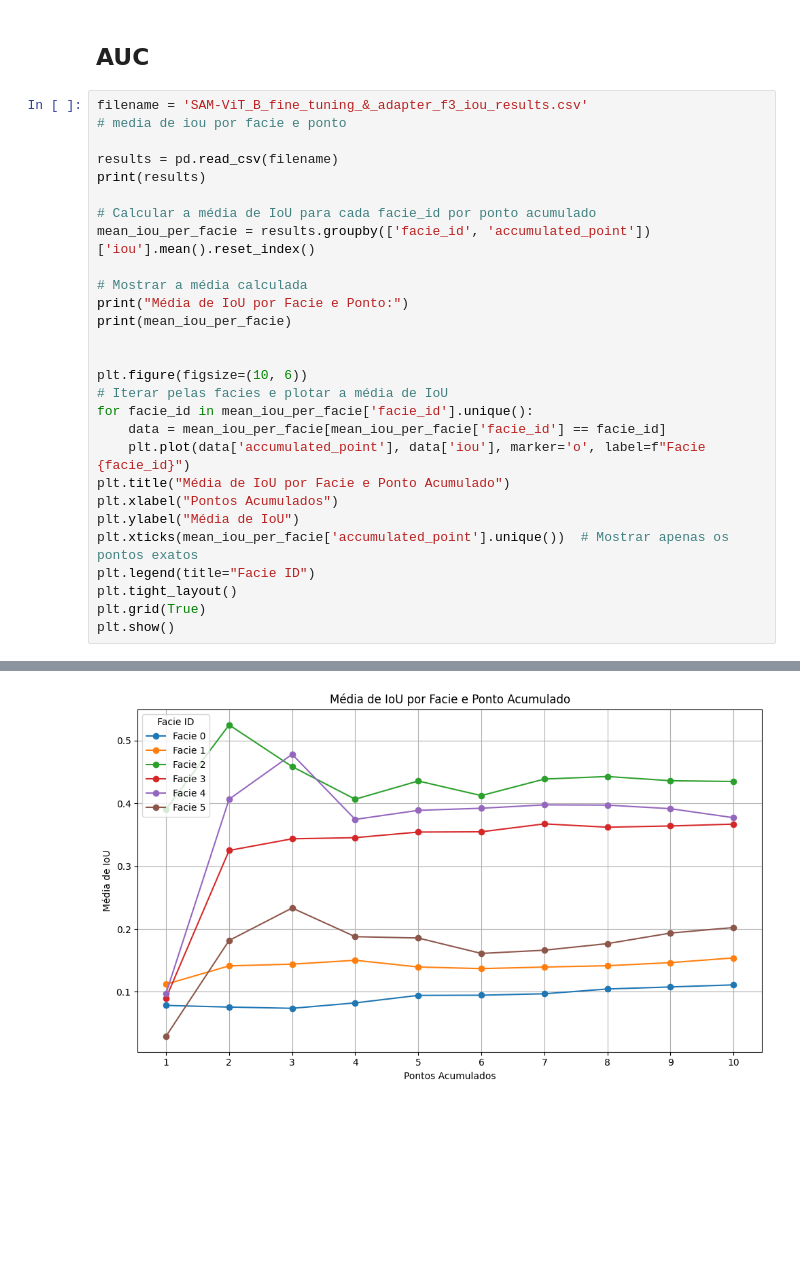
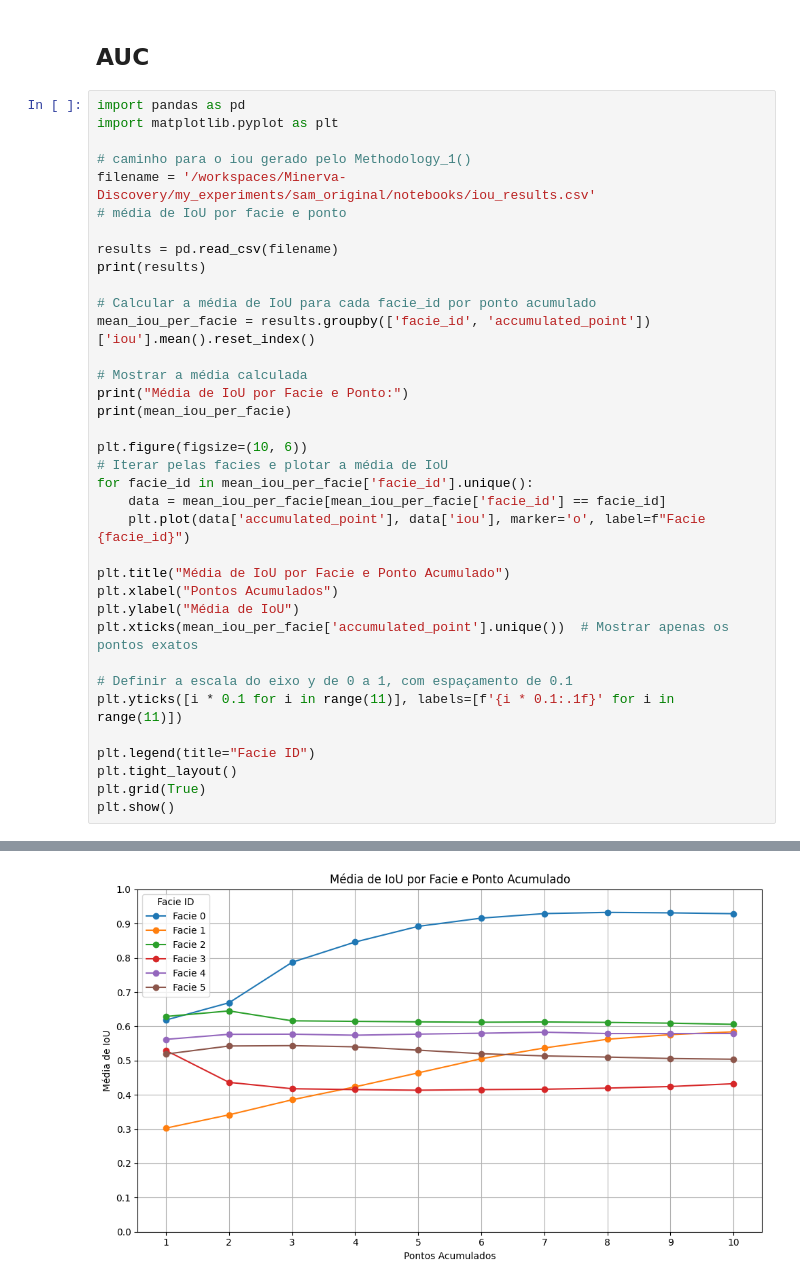
Before and after one commit to filipeas/Minerva-Discovery, a Jupyter notebook: my_experiments/sam_original/notebooks/auc_metric_calculate.ipynb, the cells around one changed output, grey strips where cells are left out. Saved outputs shown, nothing was run; the diff lists cells and outputs as text; blank space fills up the shorter version.

Commit message:
update experiments of node11

```diff
--- a/my_experiments/sam_original/notebooks/auc_metric_calculate.ipynb
+++ b/my_experiments/sam_original/notebooks/auc_metric_calculate.ipynb
@@ -709,8 +727,12 @@ Prompt Encoder freeze!
 # %% [markdown]
 ## AUC
 # %%
-filename = 'SAM-ViT_B_fine_tuning_&_adapter_f3_iou_results.csv'
-# media de iou por facie e ponto
+import pandas as pd
+import matplotlib.pyplot as plt
+
+# caminho para o iou gerado pelo Methodology_1()
+filename = '/workspaces/Minerva-Discovery/my_experiments/sam_original/notebooks/iou_results.csv'
+# média de IoU por facie e ponto
 
 results = pd.read_csv(filename)
 print(results)
@@ -722,16 +744,20 @@ mean_iou_per_facie = results.groupby(['facie_id', 'accumulated_point'])['iou'].m
 print("Média de IoU por Facie e Ponto:")
 print(mean_iou_per_facie)
 
-
 plt.figure(figsize=(10, 6))
 # Iterar pelas facies e plotar a média de IoU
 for facie_id in mean_iou_per_facie['facie_id'].unique():
     data = mean_iou_per_facie[mean_iou_per_facie['facie_id'] == facie_id]
     plt.plot(data['accumulated_point'], data['iou'], marker='o', label=f"Facie {facie_id}")
+
 plt.title("Média de IoU por Facie e Ponto Acumulado")
 plt.xlabel("Pontos Acumulados")
 plt.ylabel("Média de IoU")
 plt.xticks(mean_iou_per_facie['accumulated_point'].unique())  # Mostrar apenas os pontos exatos
+
+# Definir a escala do eixo y de 0 a 1, com espaçamento de 0.1
+plt.yticks([i * 0.1 for i in range(11)], labels=[f'{i * 0.1:.1f}' for i in range(11)])
+
 plt.legend(title="Facie ID")
 plt.tight_layout()
 plt.grid(True)
@@ -757,4 +783,4 @@ plt.show()
-[figure, old version]
+[figure, new version]
 # %%
 # Inicializar um dicionário para armazenar as AUCs por facie
 auc_by_facie = {}
```
Also changed, not shown: parts of 5 cells of this notebook, 1 other file.
